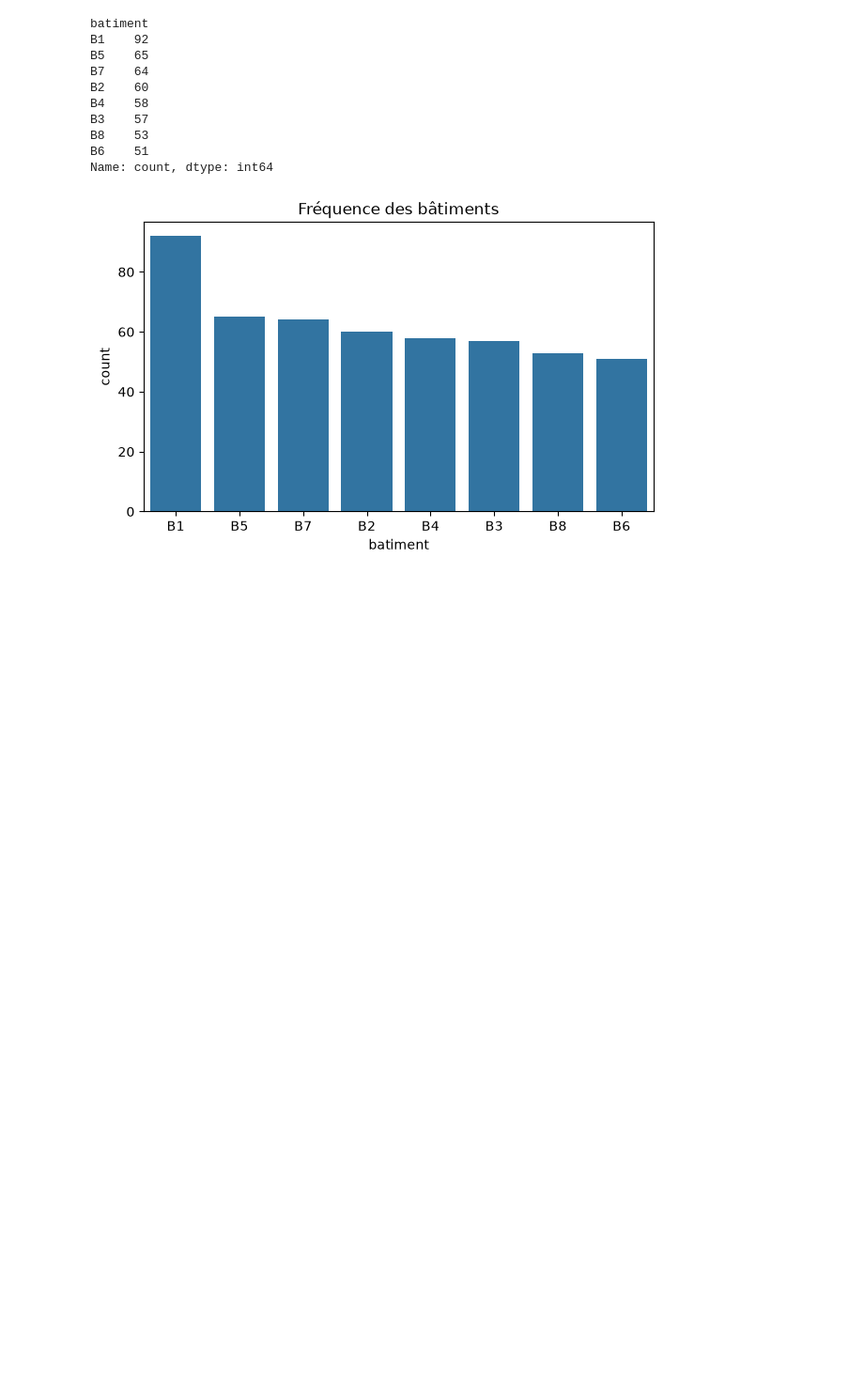
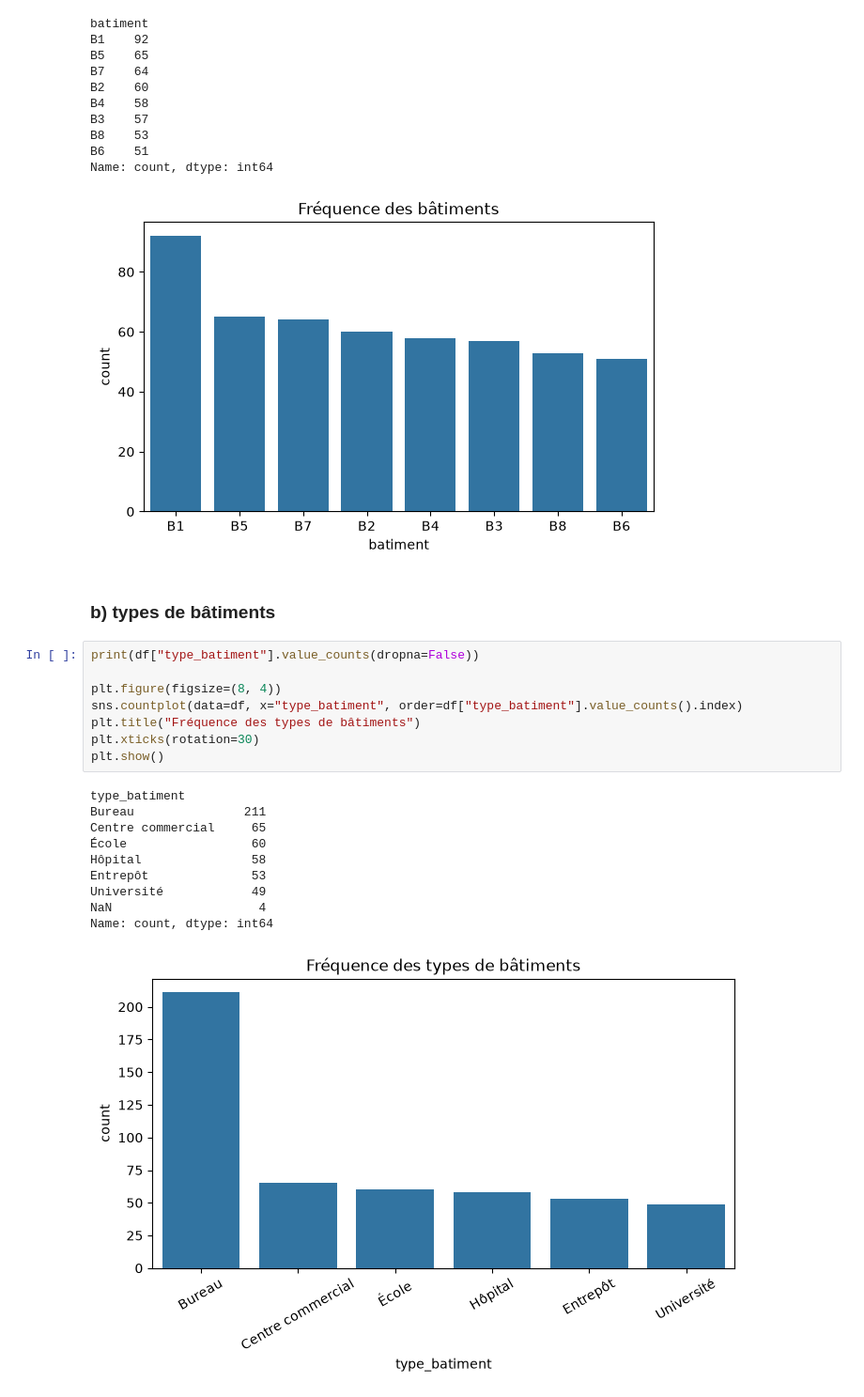
Before and after one commit to sinendoye/atelier_prepa_donnees_tab, a Jupyter notebook: notebooks/atelier_prepa_donnees_tab.ipynb, the cells around one changed output. Shown at 94% size. Saved outputs shown, nothing was run; the diff lists cells and outputs as text; blank space fills up the shorter version.

Commit message:
17b: Afficher la fréquence des types de batiments

```diff
--- a/notebooks/atelier_prepa_donnees_tab.ipynb
+++ b/notebooks/atelier_prepa_donnees_tab.ipynb
@@ -658,3 +658,24 @@ B8    53
 B6    51
 Name: count, dtype: int64
 [figure]
+# %% [markdown]
+### b) types de bâtiments
+# %%
+print(df["type_batiment"].value_counts(dropna=False))
+
+plt.figure(figsize=(8, 4))
+sns.countplot(data=df, x="type_batiment", order=df["type_batiment"].value_counts().index)
+plt.title("Fréquence des types de bâtiments")
+plt.xticks(rotation=30)
+plt.show()
+# %% [output]
+type_batiment
+Bureau               211
+Centre commercial     65
+École                 60
+Hôpital               58
+Entrepôt              53
+Université            49
+NaN                    4
+Name: count, dtype: int64
+[figure, added]
```
